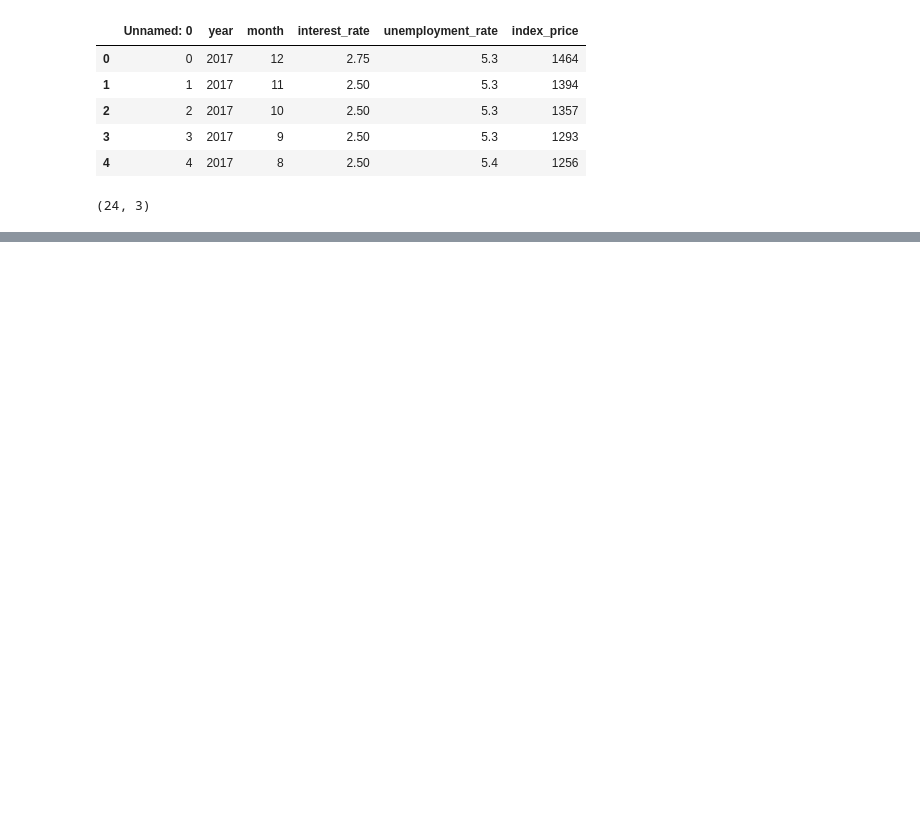
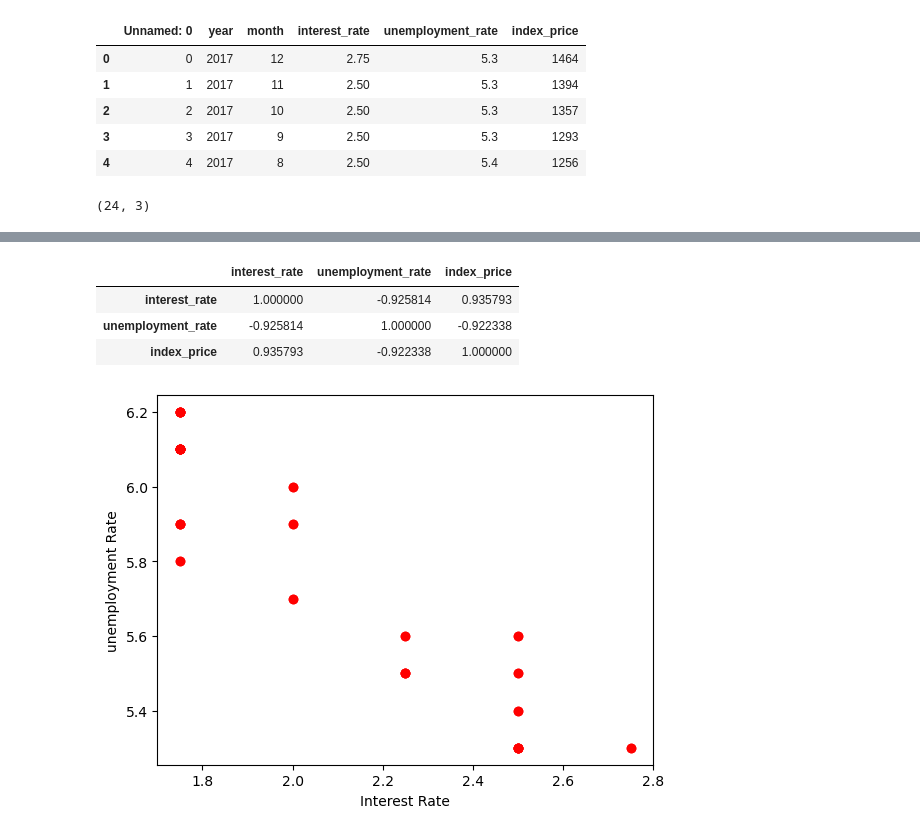
Before and after one commit to rahul-coo/Multi_linear_Model, a Jupyter notebook: Multi_Linear.ipynb, the cells around one changed output, grey strips where cells are left out. Saved outputs shown, nothing was run; the diff lists cells and outputs as text; code cells hidden in the pictures; blank space fills up the shorter version.

```diff
--- a/Multi_Linear.ipynb
+++ b/Multi_Linear.ipynb
@@ -21,0 +29,14 @@ data.shape
+# %%
+data.corr()
+# %% [output]
+|  | interest_rate | unemployment_rate | index_price |
+| interest_rate | 1.000000 | -0.925814 | 0.935793 |
+| unemployment_rate | -0.925814 | 1.000000 | -0.922338 |
+| index_price | 0.935793 | -0.922338 | 1.000000 |
+# %%
+plt.scatter(data['interest_rate'],data['unemployment_rate'],color='r')
+plt.xlabel("Interest Rate")
+plt.ylabel("unemployment Rate")
+plt.show()
+# %% [output]
+[figure, added]
```
Also changed, not shown: parts of 20 cells of this notebook.
